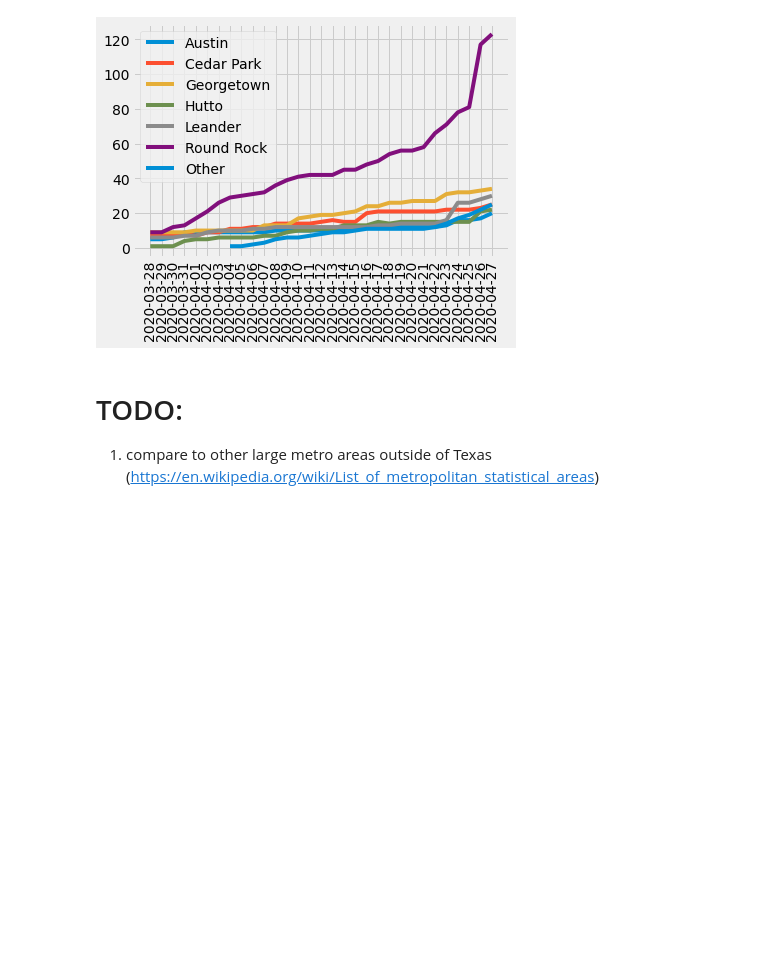
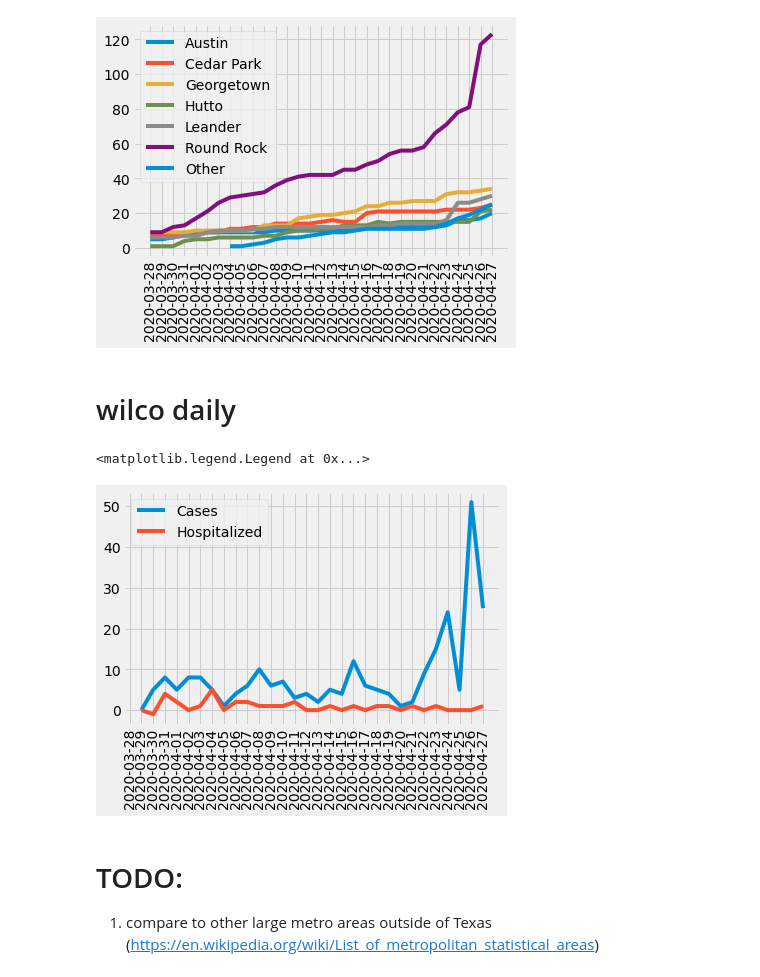
Before and after one commit to RasterBurn/texascovid19, a Jupyter notebook: notebooks/01_plots.ipynb, the cells around one changed output. Cells and saved outputs as stored; diff of their text form; code cells hidden in the pictures; blank space fills up the shorter version.

Commit message:
add wilco daily chart

```diff
--- a/notebooks/01_plots.ipynb
+++ b/notebooks/01_plots.ipynb
@@ -190,6 +188,20 @@ for city in df_wilco_timeseries.index:
     plt.legend(loc='best')
 # %% [output]
 [figure]
+# %% [markdown]
+# wilco daily
+# %%
+df_wilco_status_timeseries = data.get_county_timeseries("wilco", kind='bystatus')
+# %%
+df_wilco_status_daily = df_wilco_status_timeseries - df_wilco_status_timeseries.shift(axis=1)
+# %%
+line = plt.plot(df_wilco_status_daily.columns, df_wilco_status_daily.loc['Total Cases'], label='Cases')
+line = plt.plot(df_wilco_status_daily.columns, df_wilco_status_daily.loc['Hospitalized'], label='Hospitalized')
+plt.xticks(rotation=90)
+plt.legend(loc='best')
+# %% [output]
+<matplotlib.legend.Legend at 0x...>
+[figure, added]
 # %% [markdown]
 # TODO:
 
```
Also changed, not shown: parts of 1 cell of this notebook, 1 other file.
